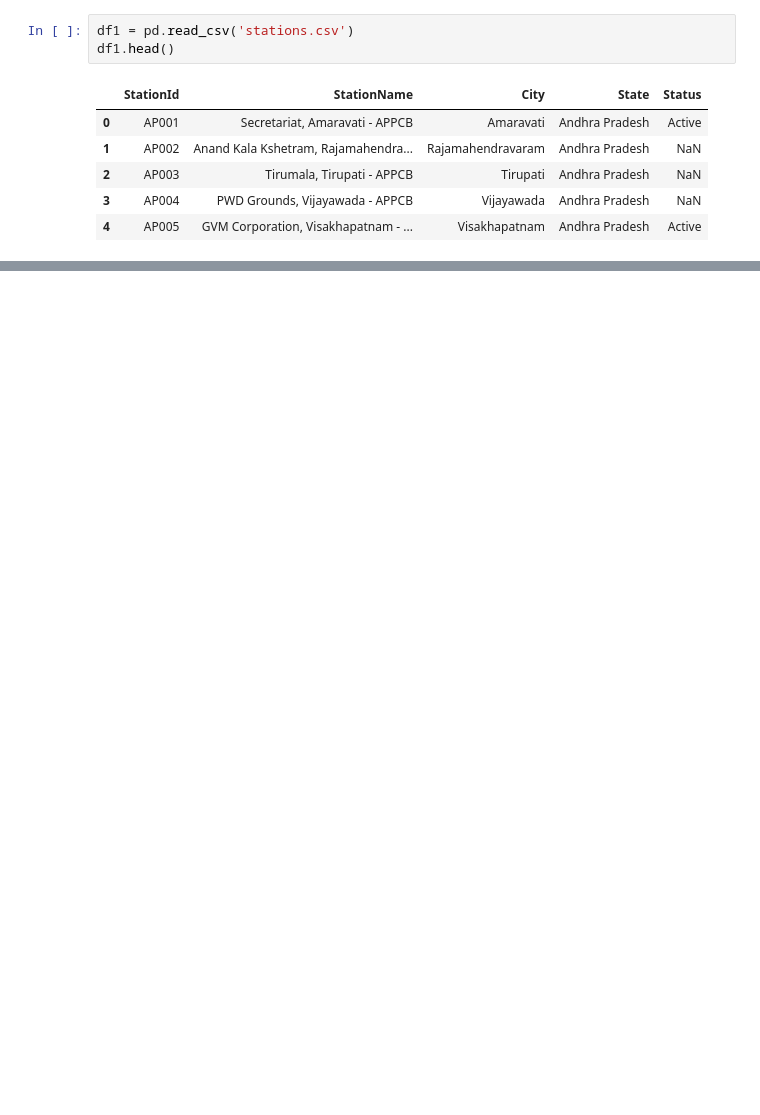
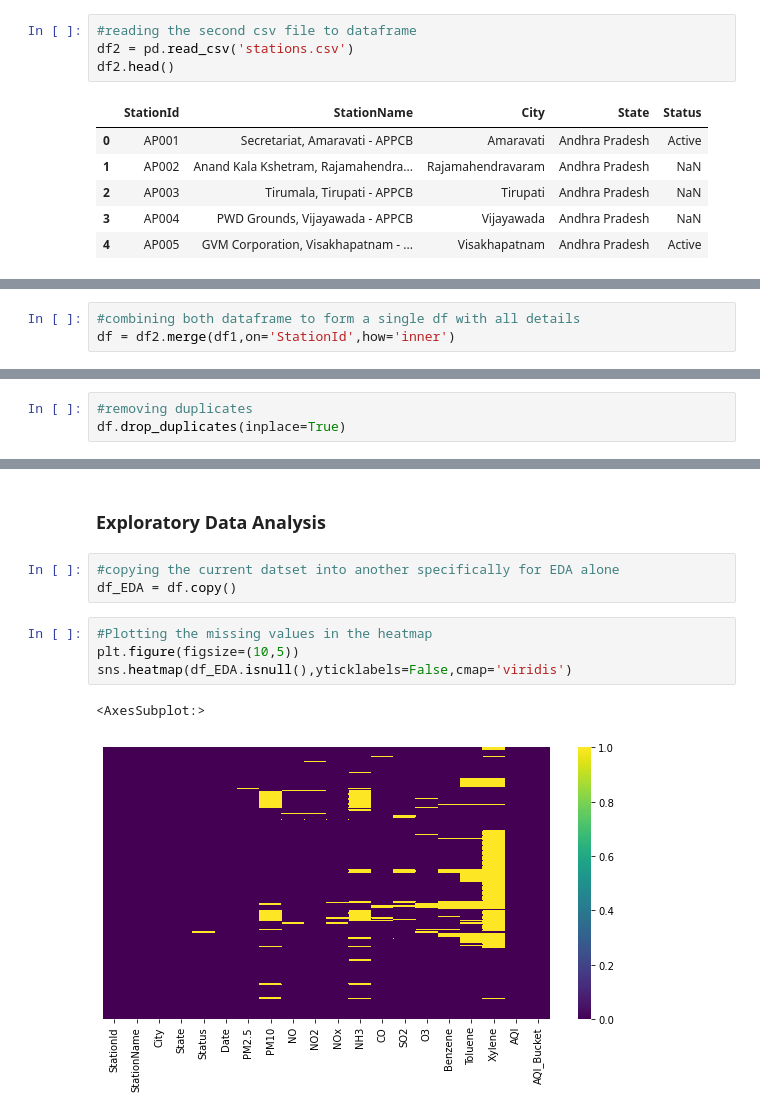
Before and after one commit to harikrish242/ICT_Main_Project, a Jupyter notebook: Air quality index predictor_main_project.ipynb, the cells around one changed output, grey strips where cells are left out. Saved outputs shown, nothing was run; the diff lists cells and outputs as text; blank space fills up the shorter version.

```diff
--- a/Air quality index predictor_main_project.ipynb
+++ b/Air quality index predictor_main_project.ipynb
@@ -14,8 +15,9 @@ df.head()
 | 3 | AP001 | 29-08-2018 | 22.65 | 57.46 | 4.52 | 16.80 | 12.70 | 19.88 | 1.18 | 8.89 | 29.44 | ... |
 | 4 | AP001 | 30-08-2018 | 28.45 | 81.89 | 6.68 | 19.36 | 15.81 | 20.70 | 1.39 | 9.78 | 29.76 | ... |
 # %%
-df1 = pd.read_csv('stations.csv')
-df1.head()
+#reading the second csv file to dataframe
+df2 = pd.read_csv('stations.csv')
+df2.head()
 # %% [output]
 |  | StationId | StationName | City | State | Status |
 | 0 | AP001 | Secretariat, Amaravati - APPCB | Amaravati | Andhra Pradesh | Active |
@@ -28 +28,4 @@ df3 = df1.merge(df,on='StationId',how='inner')
+# %%
+#combining both dataframe to form a single df with all details
+df = df2.merge(df1,on='StationId',how='inner')
 # %%
@@ -40,0 +90,3 @@ df3.shape
+# %%
+#removing duplicates
+df.drop_duplicates(inplace=True)
@@ -40,0 +109,12 @@ df3.shape
+# %% [markdown]
+### Exploratory Data Analysis
+# %%
+#copying the current datset into another specifically for EDA alone
+df_EDA = df.copy()
+# %%
+#Plotting the missing values in the heatmap
+plt.figure(figsize=(10,5))
+sns.heatmap(df_EDA.isnull(),yticklabels=False,cmap='viridis')
+# %% [output]
+<AxesSubplot:>
+[figure, added]
```
Also changed, not shown: parts of 28 cells of this notebook.
